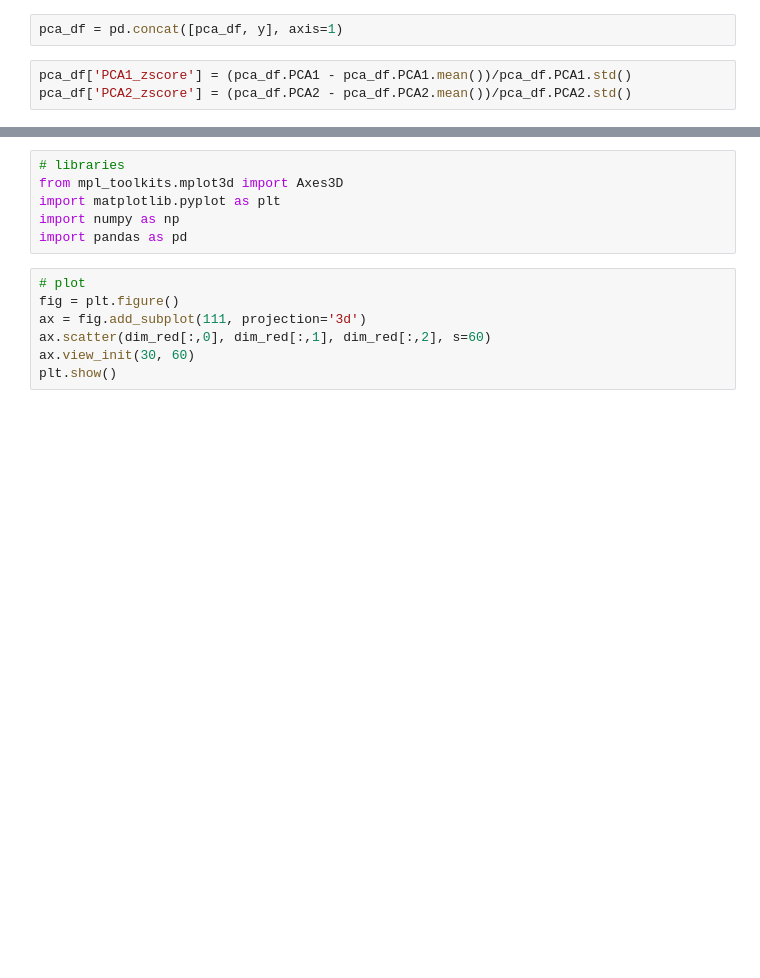
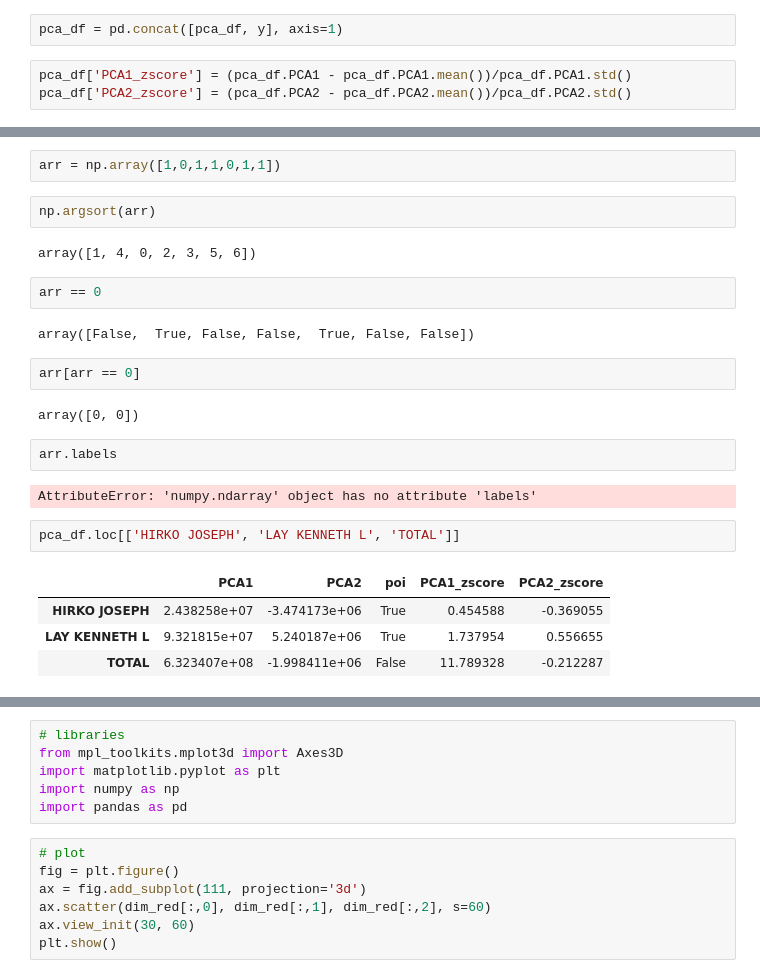
Before and after one commit to GabrielSGoncalves/udacity_nanodegree_datascience2, a Jupyter notebook: final_project/Projeto_Final_Nanodegree_DS_II_GabrielSGoncalves.ipynb, the cells around one changed output, grey strips where cells are left out. Saved outputs shown, nothing was run; the diff lists cells and outputs as text; blank space fills up the shorter version.

```diff
--- a/final_project/Projeto_Final_Nanodegree_DS_II_GabrielSGoncalves.ipynb
+++ b/final_project/Projeto_Final_Nanodegree_DS_II_GabrielSGoncalves.ipynb
@@ -435,3 +420,28 @@ pca_df[(np.abs(pca_df.PCA1_zscore) > 3)|(np.abs(pca_df.PCA2_zscore) > 3)]
+# %%
+arr = np.array([1,0,1,1,0,1,1])
+# %%
+np.argsort(arr)
+# %% [output]
+array([1, 4, 0, 2, 3, 5, 6])
+# %%
+arr == 0
+# %% [output]
+array([False,  True, False, False,  True, False, False])
+# %%
+arr[arr == 0]
+# %% [output]
+array([0, 0])
+# %%
+arr.labels
+# %% [output]
+AttributeError: 'numpy.ndarray' object has no attribute 'labels'
+# %%
+pca_df.loc[['HIRKO JOSEPH', 'LAY KENNETH L', 'TOTAL']]
+# %% [output]
+|  | PCA1 | PCA2 | poi | PCA1_zscore | PCA2_zscore |
+| HIRKO JOSEPH | 2.438258e+07 | -3.474173e+06 | True | 0.454588 | -0.369055 |
+| LAY KENNETH L | 9.321815e+07 | 5.240187e+06 | True | 1.737954 | 0.556655 |
+| TOTAL | 6.323407e+08 | -1.998411e+06 | False | 11.789328 | -0.212287 |
 # %%
 sns.scatterplot(data=pca_df, x='PCA1', y='PCA2', hue='poi')
 # %% [output]
```
Also changed, not shown: parts of 34 cells of this notebook, 10 other files.
